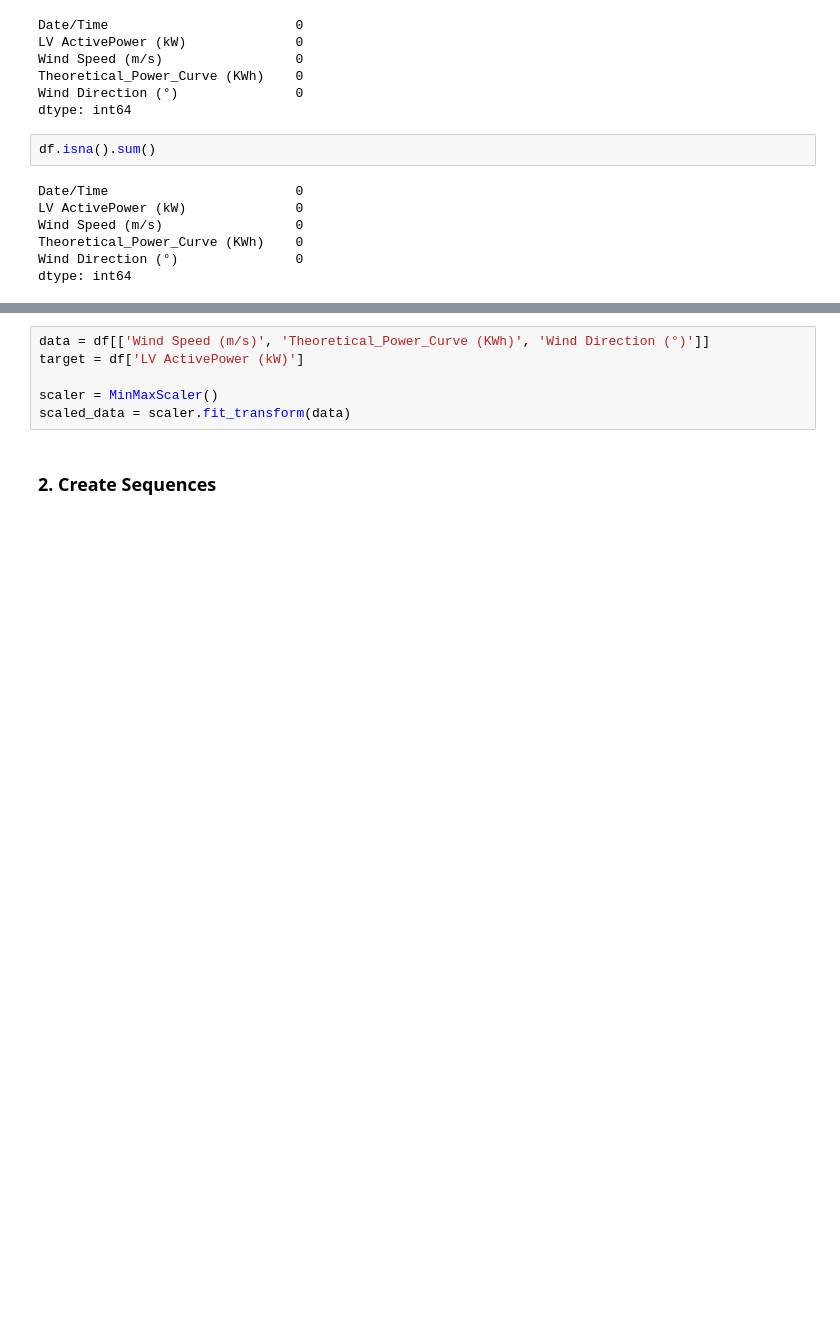
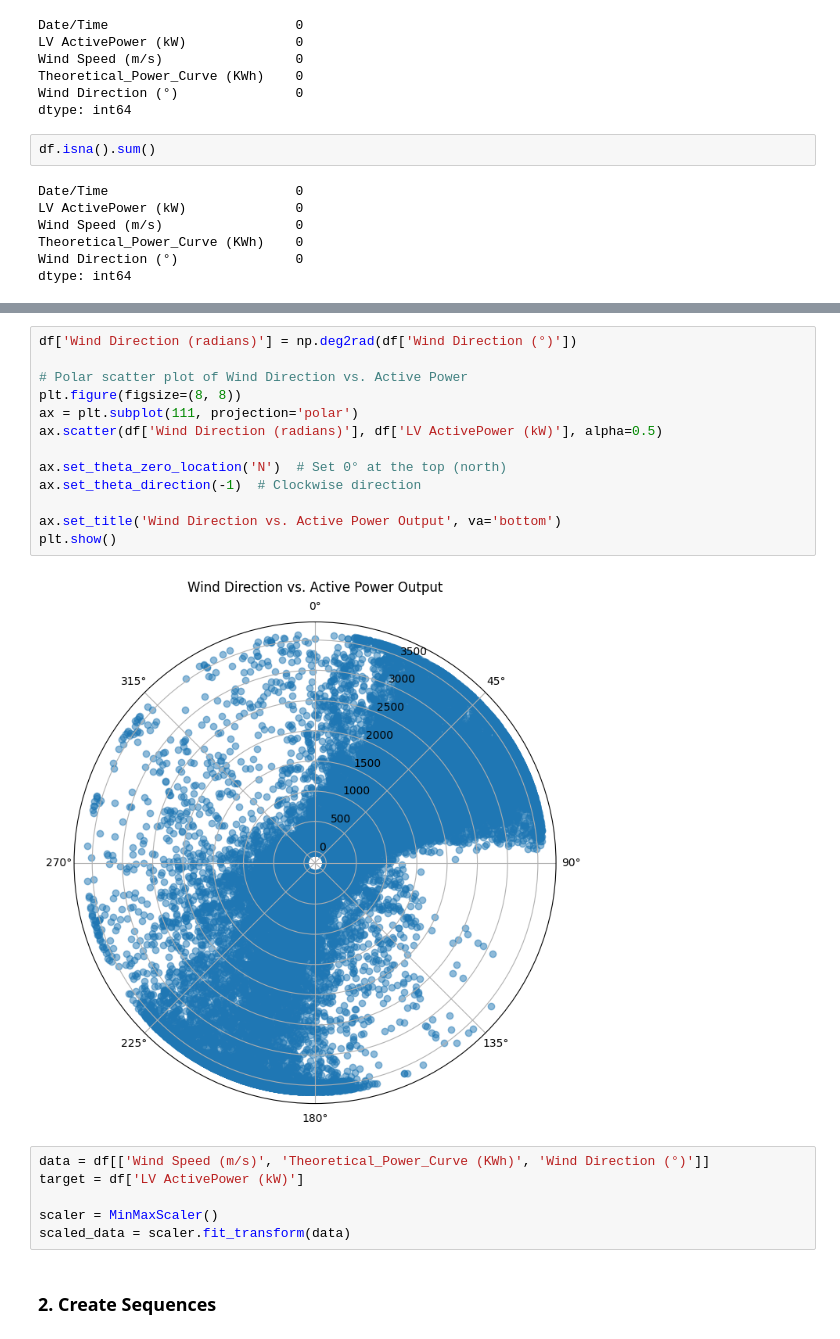
Before and after one commit to pauldennis2/week10_labs, a Jupyter notebook: C10_M05_Lab.ipynb, the cells around one changed output, grey strips where cells are left out. Saved outputs shown, nothing was run; the diff lists cells and outputs as text; blank space fills up the shorter version.

```diff
--- a/C10_M05_Lab.ipynb
+++ b/C10_M05_Lab.ipynb
@@ -53,3 +109,18 @@ dtype: int64
+# %%
+df['Wind Direction (radians)'] = np.deg2rad(df['Wind Direction (°)'])
+
+# Polar scatter plot of Wind Direction vs. Active Power
+plt.figure(figsize=(8, 8))
+ax = plt.subplot(111, projection='polar')
+ax.scatter(df['Wind Direction (radians)'], df['LV ActivePower (kW)'], alpha=0.5)
+
+ax.set_theta_zero_location('N')  # Set 0° at the top (north)
+ax.set_theta_direction(-1)  # Clockwise direction
+
+ax.set_title('Wind Direction vs. Active Power Output', va='bottom')
+plt.show()
+# %% [output]
+[figure, added]
 # %%
 data = df[['Wind Speed (m/s)', 'Theoretical_Power_Curve (KWh)', 'Wind Direction (°)']]
 target = df['LV ActivePower (kW)']
```
Also changed, not shown: parts of 10 cells of this notebook.
